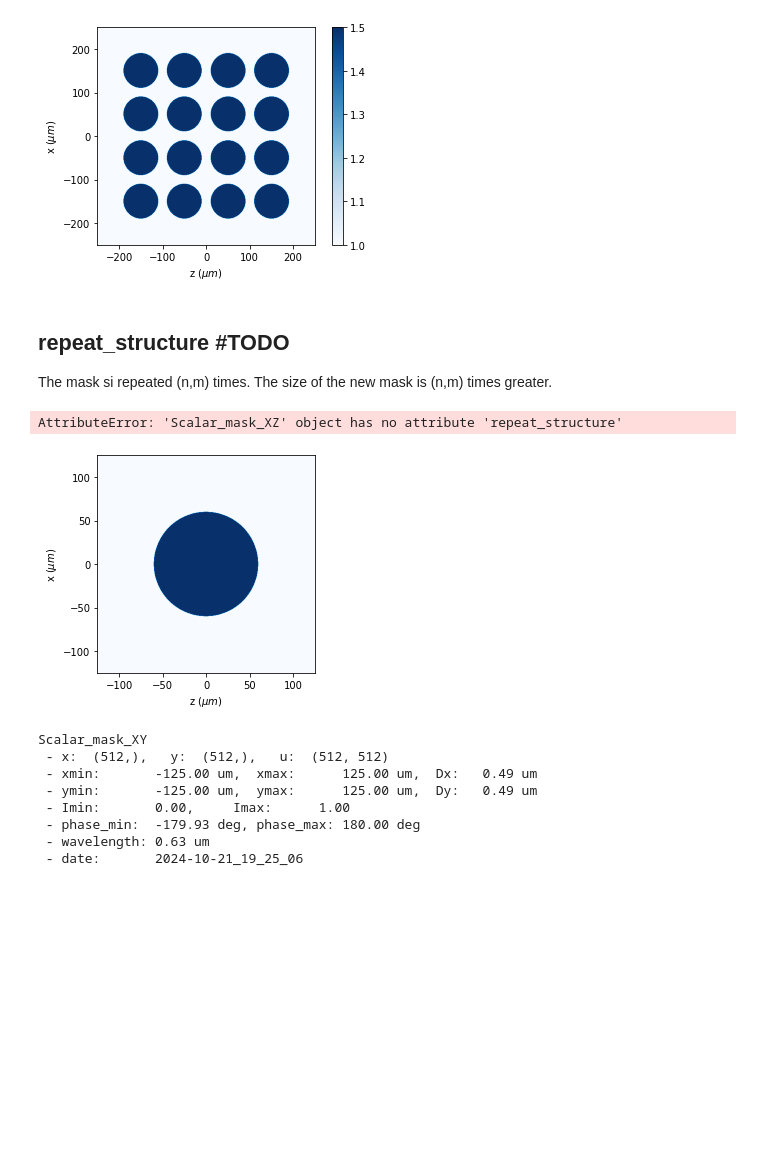
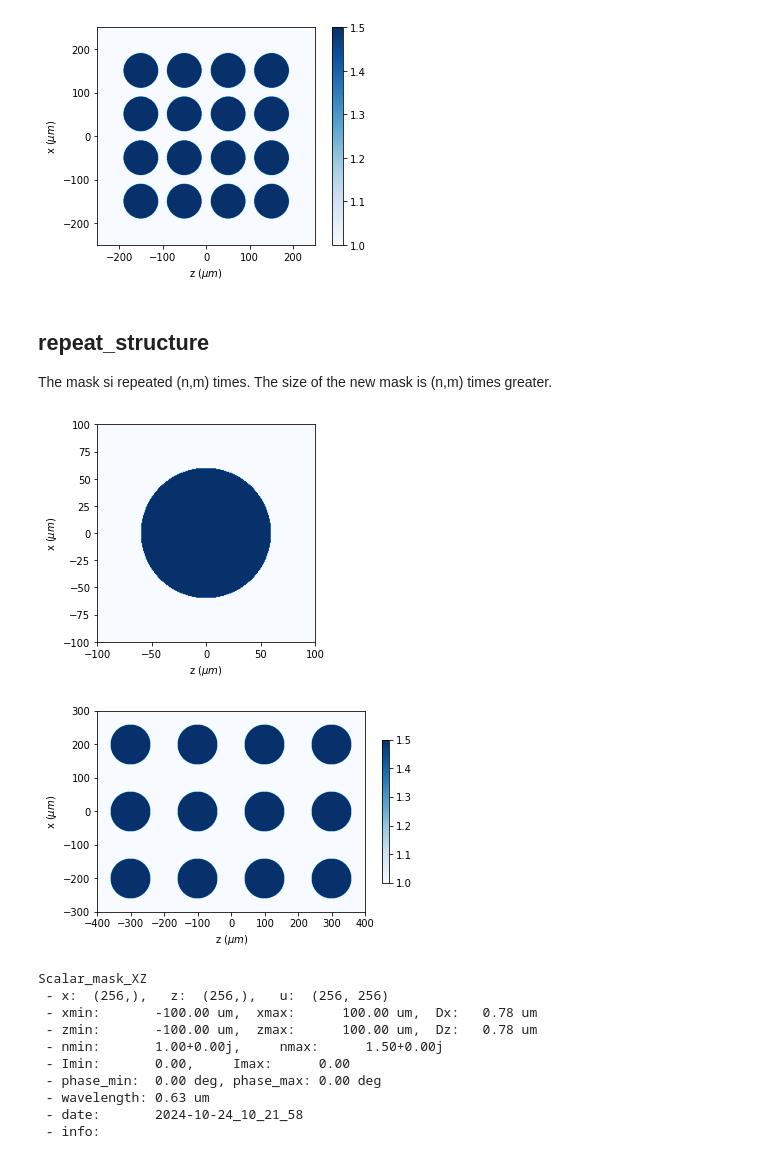
Before and after one commit to aocg-ucm/diffractio, a Jupyter notebook: docs/source/tutorial_scalar/scalar_XZ/masks_xz_procedures.ipynb, the cells around one changed output. Cells and saved outputs as stored; diff of their text form; code cells hidden in the pictures; blank space fills up the shorter version.

Commit message:
masks_xz procedures

```diff
--- a/docs/source/tutorial_scalar/scalar_XZ/masks_xz_procedures.ipynb
+++ b/docs/source/tutorial_scalar/scalar_XZ/masks_xz_procedures.ipynb
@@ -392,37 +343,39 @@ plt.colorbar()
 [figure]
 [figure]
 # %% [markdown]
-## repeat_structure #TODO
+## repeat_structure
 
 The mask si repeated (n,m) times. The size of the new mask is (n,m) times greater.
 # %%
-size = 250 * um
-x0 = np.linspace(-size / 2, size / 2, 512)
-z0 = np.linspace(-size / 2, size / 2, 512)
+size = 200 * um
+x0 = np.linspace(-size / 2, size / 2, 256)
+z0 = np.linspace(-size / 2, size / 2, 256)
 wavelength = 0.6328 * um
 
 t1 = Scalar_mask_XZ(x=x0, z=z0, wavelength=wavelength)
 t1.cylinder(r0=(0 * um, 0 * um), radius=60*um, refractive_index = 1.5, angle=0 * degrees)
 t1.draw_refractive_index(scale='scaled')
 
 cylinders = t1.repeat_structure(
-    num_repetitions=(4, 4), position="center", new_field=True
+    num_repetitions=(3, 4), position="center", new_field=True
 )
-cylinders.draw_refractive_index(scale='scaled')
+cylinders.draw_refractive_index(scale='scaled', colorbar_kind='vertical')
 # %% [output]
-AttributeError: 'Scalar_mask_XZ' object has no attribute 'repeat_structure'
-[figure, old version]
+[figure, new version]
+[figure, added]
 # %%
-print(cylinder)
+print(t1)
 # %% [output]
-Scalar_mask_XY
- - x:  (512,),   y:  (512,),   u:  (512, 512)
- - xmin:       -125.00 um,  xmax:      125.00 um,  Dx:   0.49 um
- - ymin:       -125.00 um,  ymax:      125.00 um,  Dy:   0.49 um
- - Imin:       0.00,     Imax:      1.00
- - phase_min:  -179.93 deg, phase_max: 180.00 deg
+Scalar_mask_XZ
+ - x:  (256,),   z:  (256,),   u:  (256, 256)
+ - xmin:       -100.00 um,  xmax:      100.00 um,  Dx:   0.78 um
+ - zmin:       -100.00 um,  zmax:      100.00 um,  Dz:   0.78 um
+ - nmin:       1.00+0.00j,     nmax:      1.50+0.00j
+ - Imin:       0.00,     Imax:      0.00
+ - phase_min:  0.00 deg, phase_max: 0.00 deg
  - wavelength: 0.63 um
- - date:       2024-10-21_19_25_06
+ - date:       2024-10-24_10_21_58
+ - info:
 # %%
 print(cylinders)
 # %% [output]
```
Also changed, not shown: parts of 5 cells of this notebook, 3 other files.
